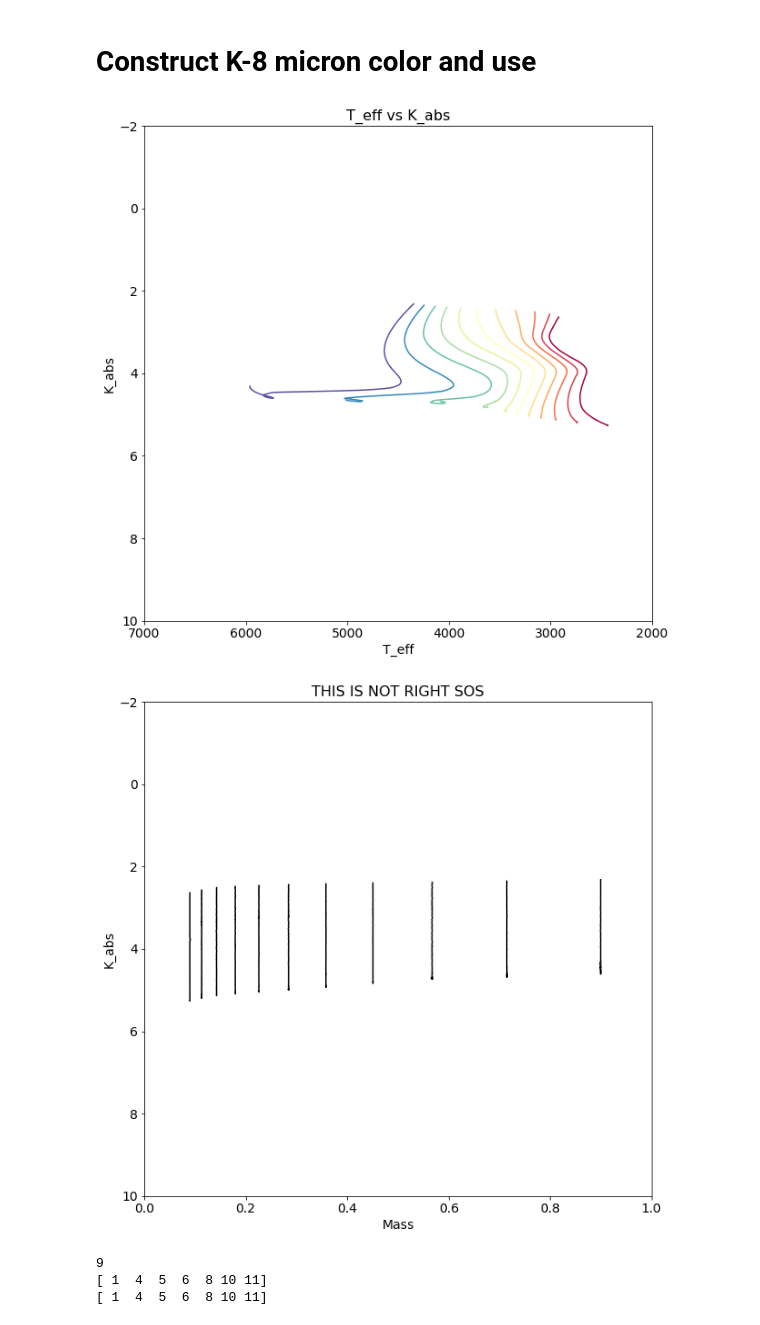
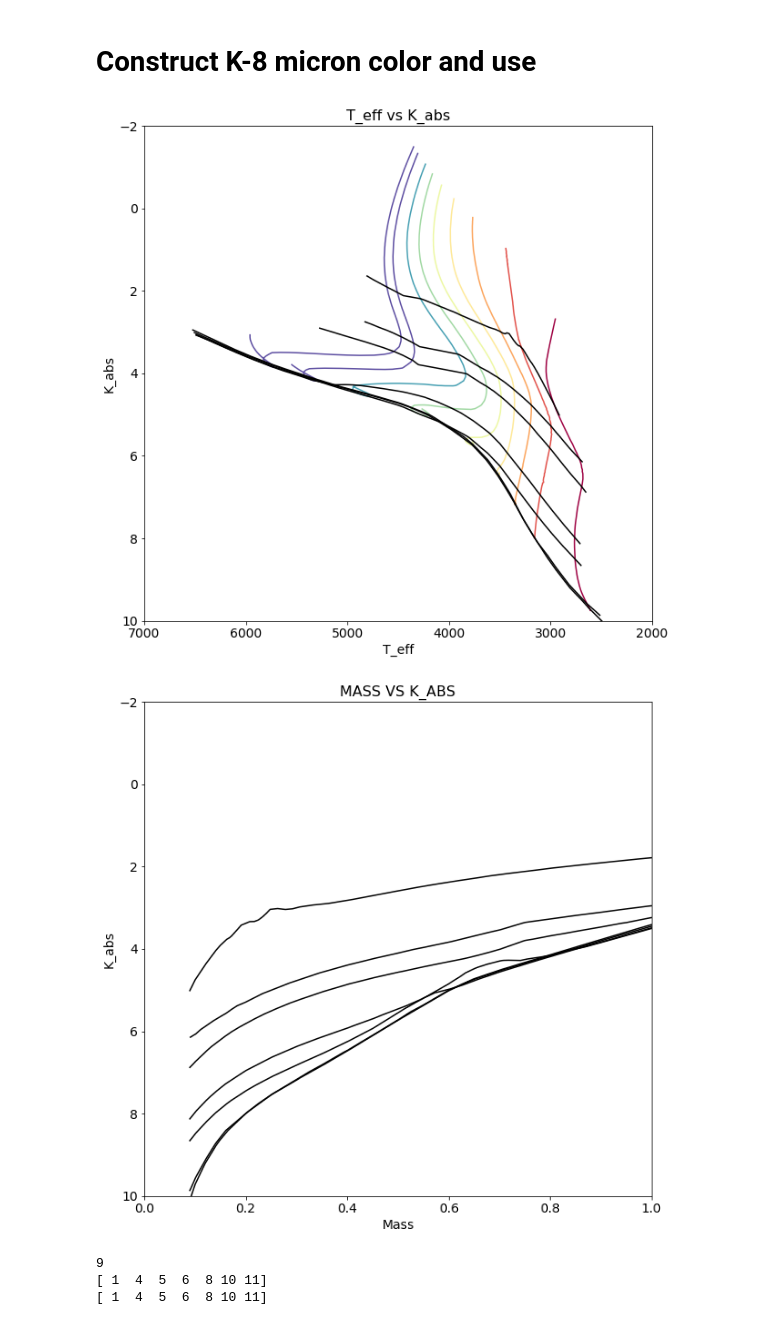
Before and after one commit to mscoggs/astro_ml, a Jupyter notebook: labels.ipynb, the cells around one changed output. Cells and saved outputs as stored; diff of their text form; code cells hidden in the pictures.

```diff
--- a/labels.ipynb
+++ b/labels.ipynb
@@ -376,40 +397,46 @@ PMS_IDs = PMS_IDs[member_index]
+# %%
+masses = np.arange(0.1,1,.1)
+ages = [1e6, 5e6,1e7,5e7,1e8,5e8,1e9]
+def find_nearest_index(array, values):
+    idx = []
+    for x in range(np.size(values)):
+        idx.append((np.abs(array - values[x])).argmin())
+    return np.array(idx)
+
+mass_idx = find_nearest_index(MINI, masses)
+ages_idx = find_nearest_index(AGE, ages)
+
+TEFF_T = np.transpose(TEFF)
+KMAG_T = np.transpose(KMAG)
+MASS_T = np.transpose(MASS)
 # %%
-#importing the pickle file
-with open("parsecgrid.pickle", 'rb') as file:
-    data = pickle.load(file, encoding ='latin1')
-
-cmap = plt.cm.Spectral # color scheme -- visible color spectrum, starting with red as the earliest
-
-step = 50
-data = data[0]
-
-
-
 plt.figure()
 plt.title("T_eff vs K_abs")
 plt.xlabel("T_eff")
 plt.ylabel("K_abs")
 plt.xlim(7000,2000)
 plt.ylim(10,-2)
-for x in range(11):
-    plt.plot(data[3][x*step],data[4][x*step], c = cmap(x/float(10)))
+cut = 550
+
+for x in range(np.size(mass_idx)):
+    plt.plot(TEFF[mass_idx[x]],KMAG[mass_idx[x]],c = cmap(x/float(7)))
+for x in range(np.size(ages_idx)):
+    plt.plot(TEFF_T[ages_idx[x]][:cut],KMAG_T[ages_idx[x]][:cut],c = 'black')
 plt.show()
 
 
-
-
 plt.figure()
-plt.title("THIS IS NOT RIGHT SOS")
+plt.title("MASS VS K_ABS")
 plt.xlabel("Mass")
 plt.ylabel("K_abs")
 plt.xlim(0,1)
 plt.ylim(10,-2)
-for x in range(11):
-    plt.plot(data[2][step*x],data[4][step*x], c = 'black' )
+for x in range(np.size(ages_idx)):
+    plt.plot(MASS_T[ages_idx[x]][:cut],KMAG_T[ages_idx[x]][:cut],c = 'black')
 plt.show()
 # %% [output]
-[figure, old version]
+[figure, new version]
-[figure, old version]
+[figure, new version]
 # %%
 #Using this to get a memeber_index
 export = []
```
Also changed, not shown: parts of 7 cells of this notebook.
